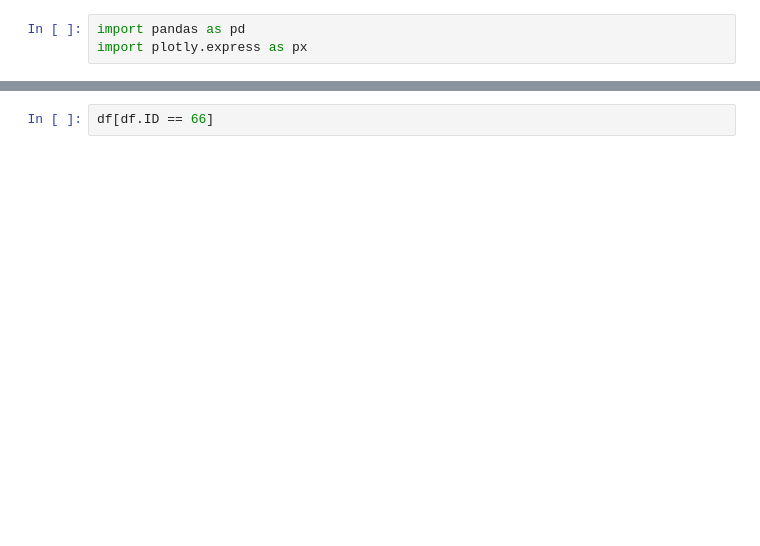
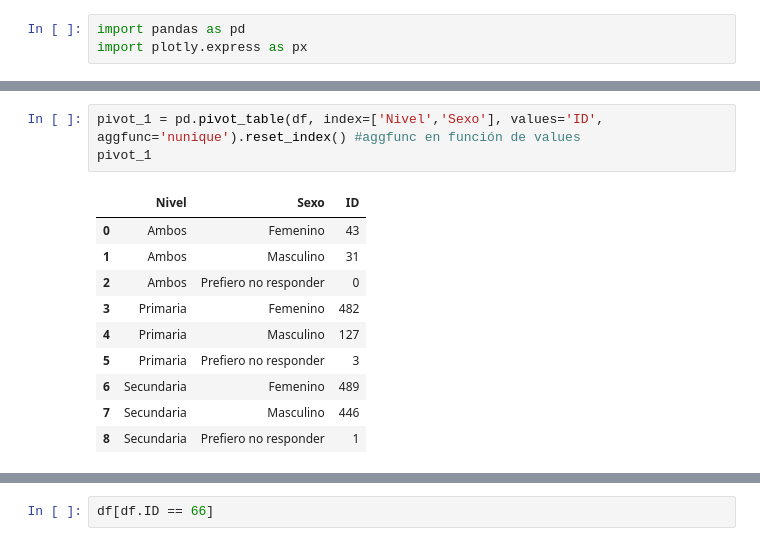
Before and after one commit to mariaf494/CFK2022, a Jupyter notebook: utils/cleaners/dashboard_doc_con.ipynb, the cells around one changed output, grey strips where cells are left out. Saved outputs shown, nothing was run; the diff lists cells and outputs as text; blank space fills up the shorter version.

```diff
--- a/utils/cleaners/dashboard_doc_con.ipynb
+++ b/utils/cleaners/dashboard_doc_con.ipynb
@@ -7 +14,15 @@ df.head()
+# %%
+pivot_1 = pd.pivot_table(df, index=['Nivel','Sexo'], values='ID', aggfunc='nunique').reset_index() #aggfunc en función de values
+pivot_1
+# %% [output]
+|  | Nivel | Sexo | ID |
+| 0 | Ambos | Femenino | 43 |
+| 1 | Ambos | Masculino | 31 |
+| 2 | Ambos | Prefiero no responder | 0 |
+| 3 | Primaria | Femenino | 482 |
+| 4 | Primaria | Masculino | 127 |
+| 5 | Primaria | Prefiero no responder | 3 |
+| 6 | Secundaria | Femenino | 489 |
+| 7 | Secundaria | Masculino | 446 |
+| 8 | Secundaria | Prefiero no responder | 1 |
 # %%
```
Also changed, not shown: parts of 2 cells of this notebook, 14 other files.
